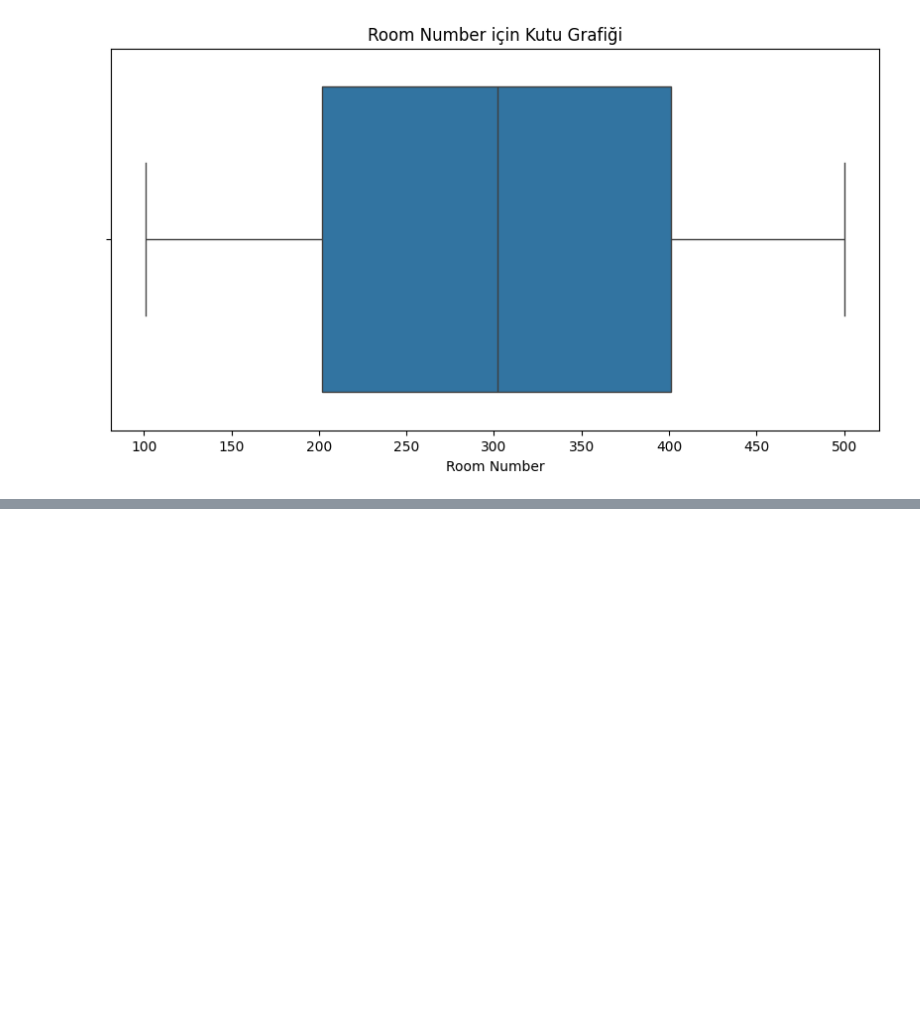
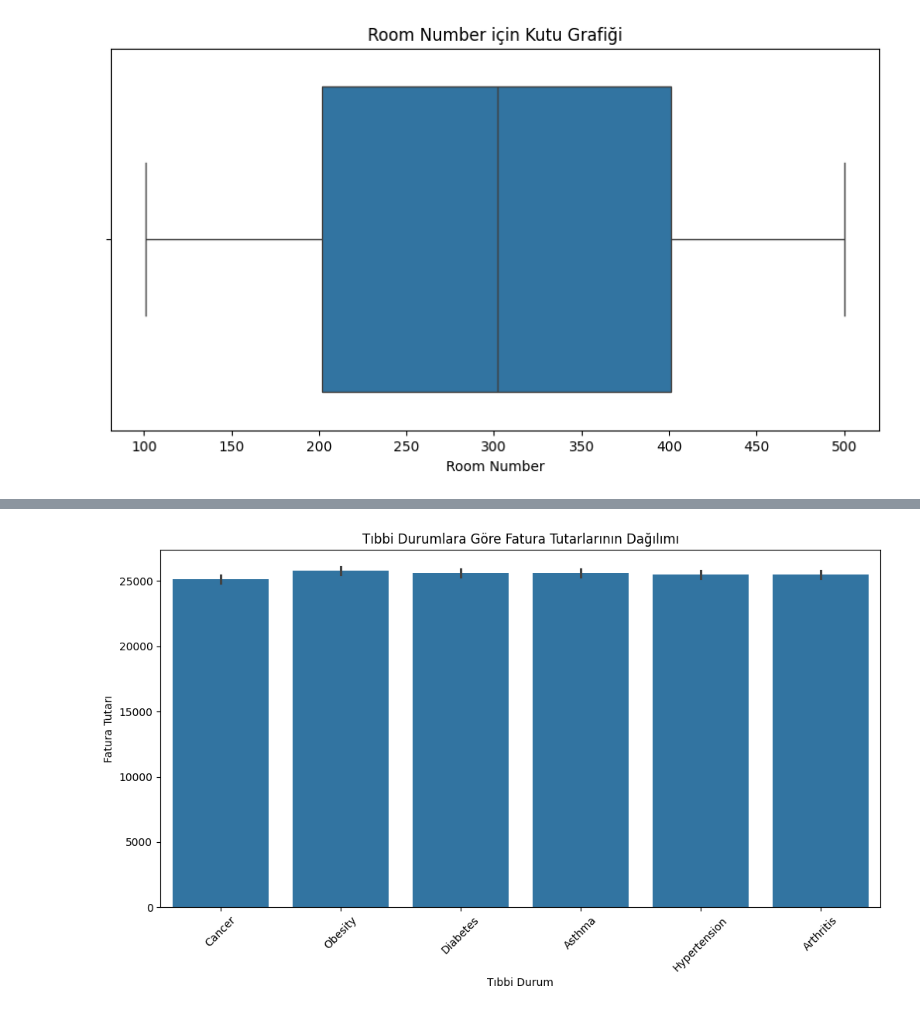
Before and after one commit to elifkaradenizz/sigorta-saglayici-analizi, a Jupyter notebook: SigortaSağlayıcıAnalizi.ipynb, the cells around one changed output, grey strips where cells are left out. Saved outputs shown, nothing was run; the diff lists cells and outputs as text; code cells hidden in the pictures; blank space fills up the shorter version.

```diff
--- a/SigortaSağlayıcıAnalizi.ipynb
+++ b/SigortaSağlayıcıAnalizi.ipynb
@@ -270,0 +287,16 @@ for column in numeric_df.columns:
+# %%
+import pandas as pd
+import seaborn as sns
+import matplotlib.pyplot as plt
+
+
+# Sigorta sağlayıcısına göre fatura tutarlarını görselleştir
+plt.figure(figsize=(12, 6))
+sns.barplot(x='Medical Condition', y='Billing Amount', data=df)
+plt.title('Tıbbi Durumlara Göre Fatura Tutarlarının Dağılımı')
+plt.xlabel('Tıbbi Durum')
+plt.ylabel('Fatura Tutarı')
+plt.xticks(rotation=45)
+plt.show()
+# %% [output]
+[figure, added]
```
Also changed, not shown: parts of 3 cells of this notebook.
